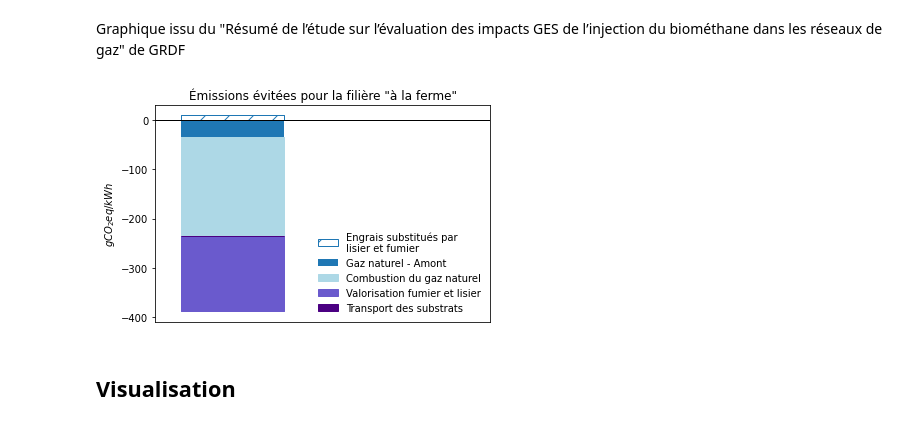
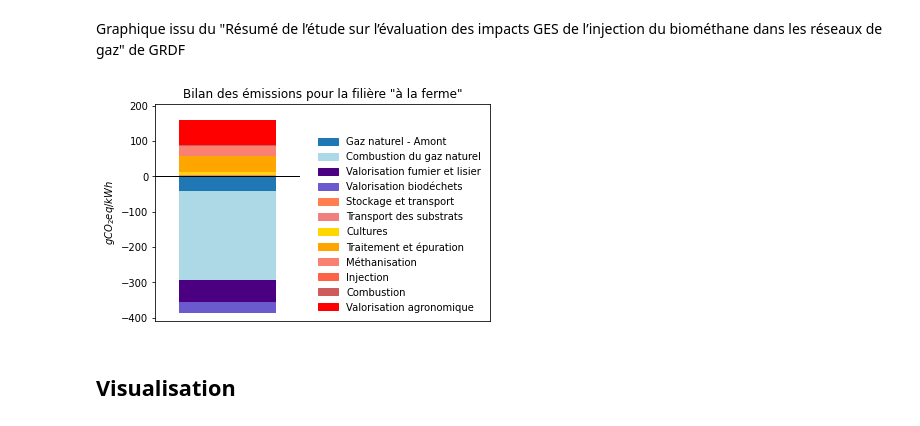
Before and after one commit to 20castro/Mini-projet_Biogaz, a Jupyter notebook: Gisement.ipynb, the cells around one changed output. Saved outputs shown, nothing was run; the diff lists cells and outputs as text; code cells hidden in the pictures.

```diff
--- a/Gisement.ipynb
+++ b/Gisement.ipynb
@@ -707,29 +707,43 @@ Graphique issu du "Résumé de l’étude sur l’évaluation des impacts GES de
 # %%
 large = np.arange(-2, 3, 4)
 
 def trait(val):
     return np.array([val, val])
 
-plt.plot(np.array([-20, 20]), np.zeros(2), color = 'black', linewidth = 1)
-plt.fill_between(large, trait(10), hatch = '/', color = 'white', edgecolor = 'tab:blue',
-                label = 'Engrais substitués par\nlisier et fumier')
-plt.fill_between(large, trait(-34.83), label = 'Gaz naturel - Amont')
-plt.fill_between(large, trait(-236.07), trait(-34.83), label = 'Combustion du gaz naturel',
+plt.plot(np.array([-5, 3]), np.zeros(2), color = 'black', linewidth = 1)
+plt.fill_between(large, trait(-42.6), label = 'Gaz naturel - Amont', color = 'tab:blue')
+plt.fill_between(large, trait(-294.2), trait(-42.6), label = 'Combustion du gaz naturel',
                 color = 'lightblue')
-plt.fill_between(large, trait(-387), trait(-236.186),
-                 label = 'Valorisation fumier et lisier', color = 'slateblue')
-plt.fill_between(large, trait(-236.3), trait(-236.07), label = 'Transport des substrats',
-                color = 'indigo')
-plt.xlim(-3, 10)
-plt.ylim(-410, 30)
+plt.fill_between(large, trait(-356.2), trait(-294.2),
+                 label = 'Valorisation fumier et lisier', color = 'indigo')
+plt.fill_between(large, trait(-383.1), trait(-356.2),
+                 label = 'Valorisation biodéchets', color = 'slateblue')
+plt.fill_between(large, trait(3.7), color = 'coral',
+                label = 'Stockage et transport')
+plt.fill_between(large, trait(7.6), trait(3.7), color = 'lightcoral',
+                label = 'Transport des substrats')
+plt.fill_between(large, trait(13.8), trait(7.6), color = 'gold',
+                label = 'Cultures')
+plt.fill_between(large, trait(61.6), trait(13.8), color = 'orange',
+                label = 'Traitement et épuration')
+plt.fill_between(large, trait(88.6), trait(61.6), color = 'salmon',
+                label = 'Méthanisation')
+plt.fill_between(large, trait(89.8), trait(88.6), color = 'tomato',
+                label = 'Injection')
+plt.fill_between(large, trait(91.5), trait(89.8), color = 'indianred',
+                label = 'Combustion')
+plt.fill_between(large, trait(160.5), trait(91.5), color = 'red',
+                label = 'Valorisation agronomique')
+plt.xlim(-3, 11)
+plt.ylim(-410, 205)
 plt.xticks([])
-plt.yticks(np.arange(-400, 1, 100))
-plt.title('Émissions évitées pour la filière "à la ferme"')
+plt.yticks(np.arange(-400, 201, 100))
+plt.title('Bilan des émissions pour la filière "à la ferme"')
 plt.ylabel('$gCO_2eq/kWh$')
 plt.legend(loc = 'lower right', frameon = False);
 #plt.savefig('ACV.png', dpi = 1200)
 # %% [output]
-[figure, old version]
+[figure, new version]
 # %% [markdown]
 ## Visualisation
 # %% [markdown]
```
